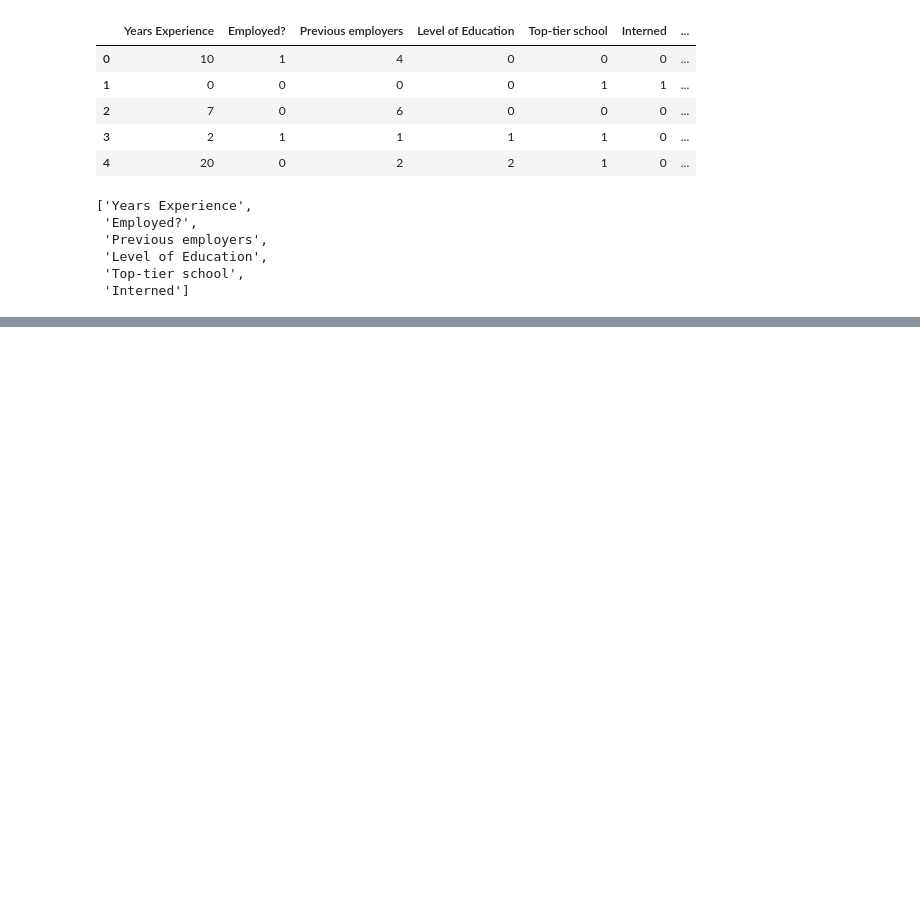
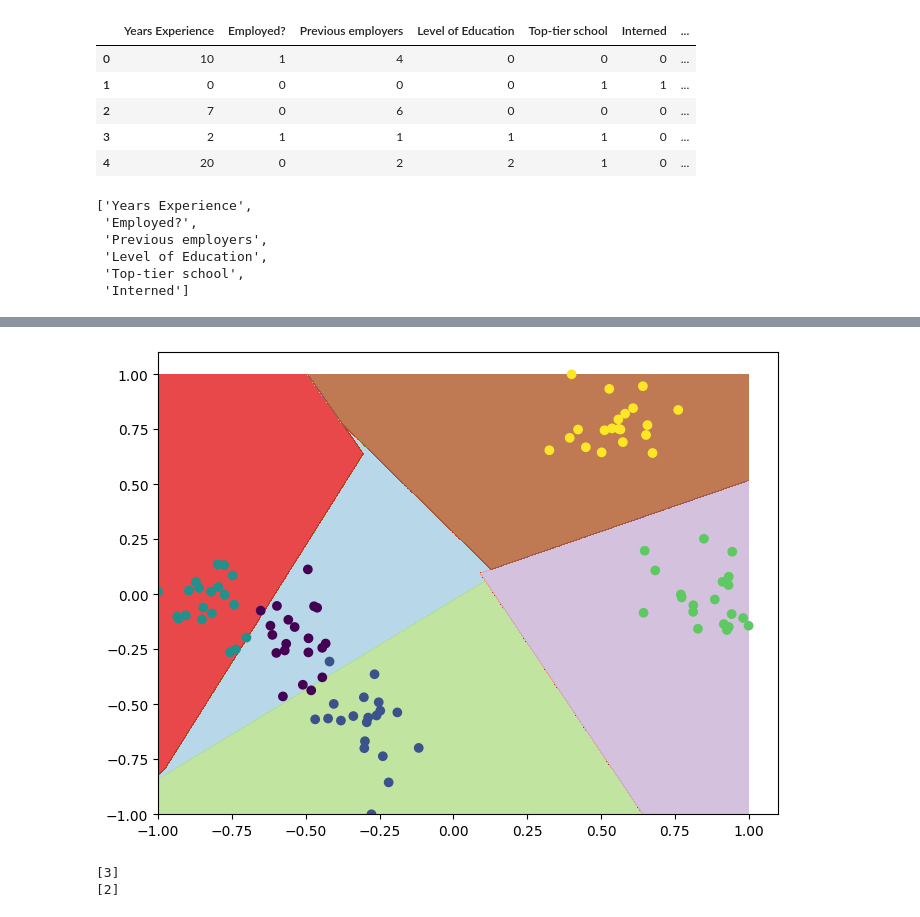
Before and after one commit to lucasarenhardt/LAMIA, a Jupyter notebook: 11/ML.ipynb, the cells around one changed output, grey strips where cells are left out. Saved outputs shown, nothing was run; the diff lists cells and outputs as text; code cells hidden in the pictures; blank space fills up the shorter version.

```diff
--- a/11/ML.ipynb
+++ b/11/ML.ipynb
@@ -264,0 +365,39 @@ Image(graph.create_png())
+# %%
+#aplicando SVC
+from sklearn import svm, datasets
+
+C = 1.0
+svc = svm.SVC(kernel='linear', C=C).fit(X, y)
+# %%
+# função para exibir as prediçoes
+def plotPrediction(clf):
+    xx, yy = np.meshgrid(np.arange(-1, 1, .001),
+                    np.arange(-1, 1, .001))
+
+    #convertendo para numpy array
+    npx = xx.ravel()
+    npy = yy.ravel()
+
+    #convertendo para uma lista em 2D
+    samplePoints = np.c_[npx, npy]
+
+    Z = clf.predict(samplePoints)
+
+    plt.figure(figsize=(8, 6))
+    Z = Z.reshape(xx.shape)
+    plt.contourf(xx, yy, Z, cmap=plt.cm.Paired, alpha=0.8)
+    plt.scatter(X[:,0], X[:,1], c=y.astype(np.float_))
+    plt.show()
+
+plotPrediction(svc)
+# %% [output]
+[figure, added]
+# %%
+#fazendo novas previsoes
+
+print(svc.predict(scaling.transform([[200000, 40]])))
+
+print(svc.predict(scaling.transform([[50000, 65]])))
+# %% [output]
+[3]
+[2]
```
Also changed, not shown: parts of 13 cells of this notebook, 3 other files.
